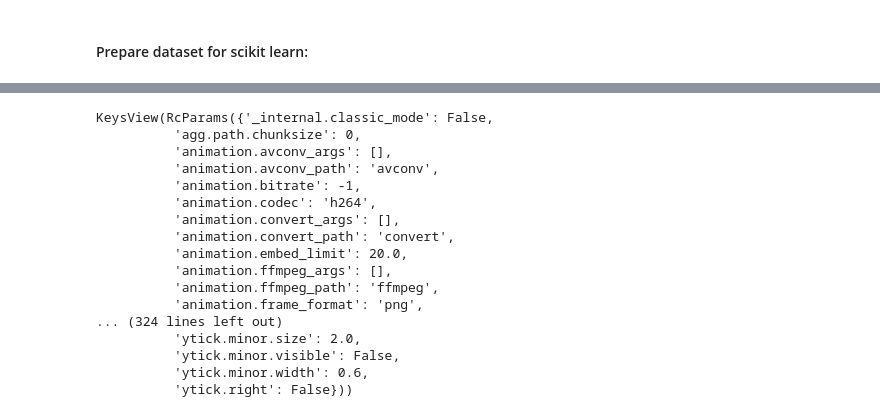
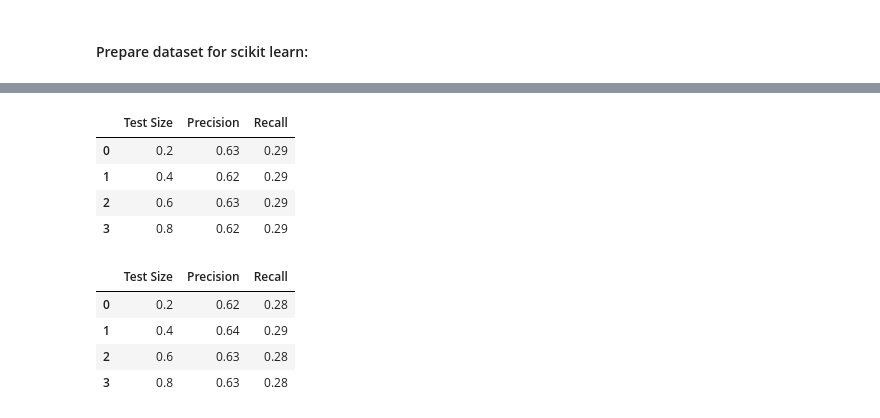
Before and after one commit to tfio17/flight-incident-prediction, a Jupyter notebook: aviation accident dec 7.ipynb, the cells around one changed output, grey strips where cells are left out. Drawn from its saved outputs; the diff is of its cells as text; code cells hidden in the pictures.

```diff
--- a/aviation accident dec 7.ipynb
+++ b/aviation accident dec 7.ipynb
@@ -703,20 +585,13 @@ Normalized confusion matrix
-# %%
-plt.rcParams.keys()
-# %% [output]
-KeysView(RcParams({'_internal.classic_mode': False,
-          'agg.path.chunksize': 0,
-          'animation.avconv_args': [],
-          'animation.avconv_path': 'avconv',
-          'animation.bitrate': -1,
-          'animation.codec': 'h264',
-          'animation.convert_args': [],
-          'animation.convert_path': 'convert',
-          'animation.embed_limit': 20.0,
-          'animation.ffmpeg_args': [],
-          'animation.ffmpeg_path': 'ffmpeg',
-          'animation.frame_format': 'png',
-... (324 lines left out)
-          'ytick.minor.size': 2.0,
-          'ytick.minor.visible': False,
-          'ytick.minor.width': 0.6,
-          'ytick.right': False}))
+# %%
+decsion_tree_df = pd.DataFrame({'Test Size':[0.2,0.4,0.6,0.8],
+                         'Precision':[0.63,0.62,0.63,0.62],
+                         'Recall':[0.29,0.29,0.29,0.29]
+                        })
+# %%
+decsion_tree_df
+# %% [output]
+|  | Test Size | Precision | Recall |
+| 0 | 0.2 | 0.63 | 0.29 |
+| 1 | 0.4 | 0.62 | 0.29 |
+| 2 | 0.6 | 0.63 | 0.29 |
+| 3 | 0.8 | 0.62 | 0.29 |
@@ -722,0 +603,8 @@ KeysView(RcParams({'_internal.classic_mode': False,
+# %%
+Ada_boost_df
+# %% [output]
+|  | Test Size | Precision | Recall |
+| 0 | 0.2 | 0.62 | 0.28 |
+| 1 | 0.4 | 0.64 | 0.29 |
+| 2 | 0.6 | 0.63 | 0.28 |
+| 3 | 0.8 | 0.63 | 0.28 |
```
Also changed, not shown: parts of 35 cells of this notebook.
